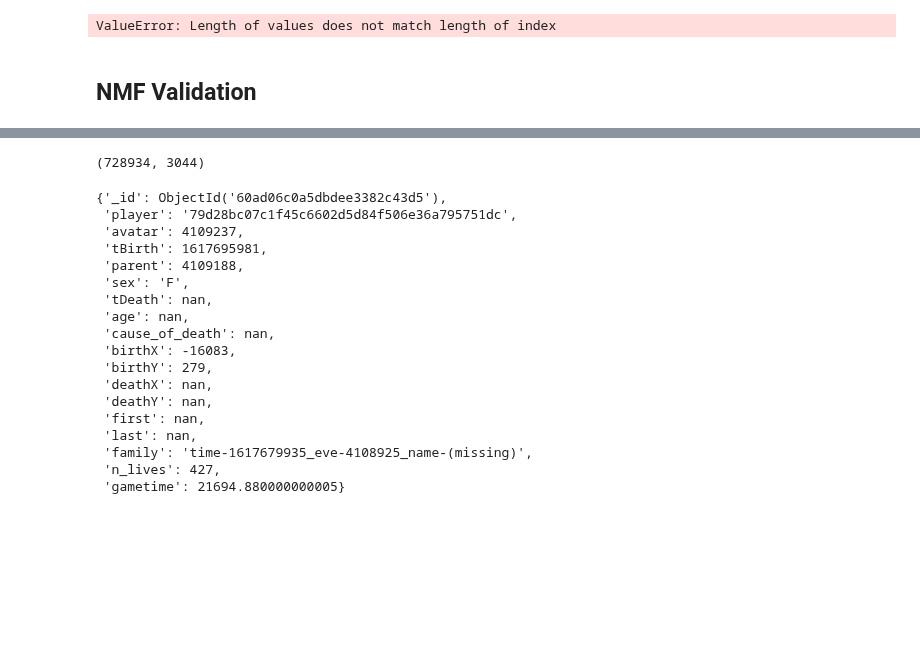
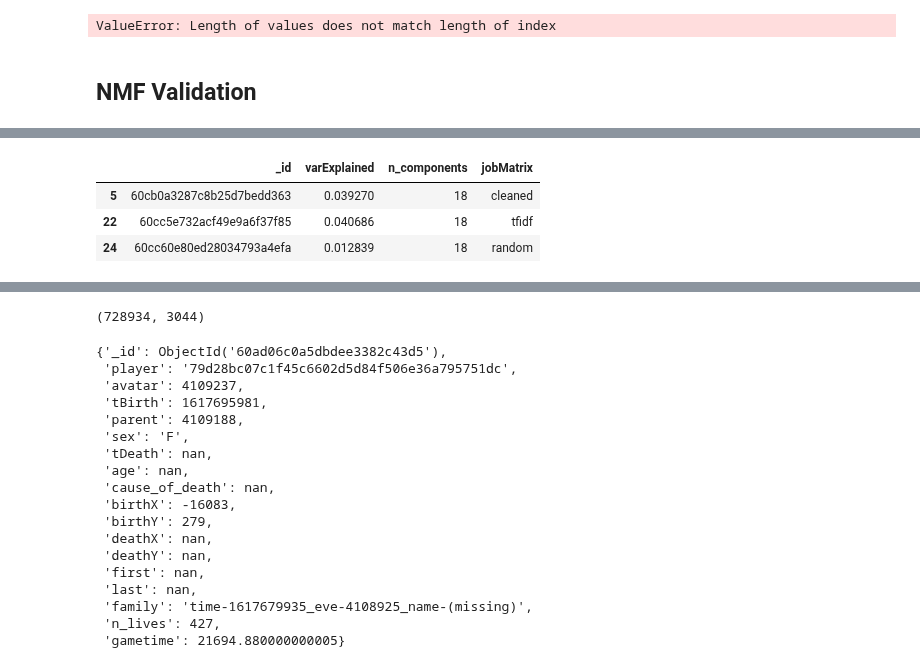
Before and after one commit to nataliavelez/OneHourOneLife, a Jupyter notebook: jobspace/nmf.ipynb, the cells around one changed output, grey strips where cells are left out. Drawn from its saved outputs; the diff is of its cells as text; code cells hidden in the pictures; blank space fills up the shorter version.

Commit message:
finished validation

```diff
--- a/jobspace/nmf.ipynb
+++ b/jobspace/nmf.ipynb
@@ -505,3 +504,10 @@ nmfValidation
+# %%
+nmfValidation[nmfValidation['n_components']==18]
+# %% [output]
+|  | _id | varExplained | n_components | jobMatrix |
+| 5 | 60cb0a3287c8b25d7bedd363 | 0.039270 | 18 | cleaned |
+| 22 | 60cc5e732acf49e9a6f37f85 | 0.040686 | 18 | tfidf |
+| 24 | 60cc60e80ed28034793a4efa | 0.012839 | 18 | random |
 # %%
 sns.lineplot(x = "n_components", y = "varExplained", hue = "jobMatrix", data =nmfValidation)
 # %% [output]
```
Also changed, not shown: parts of 4 cells of this notebook.
